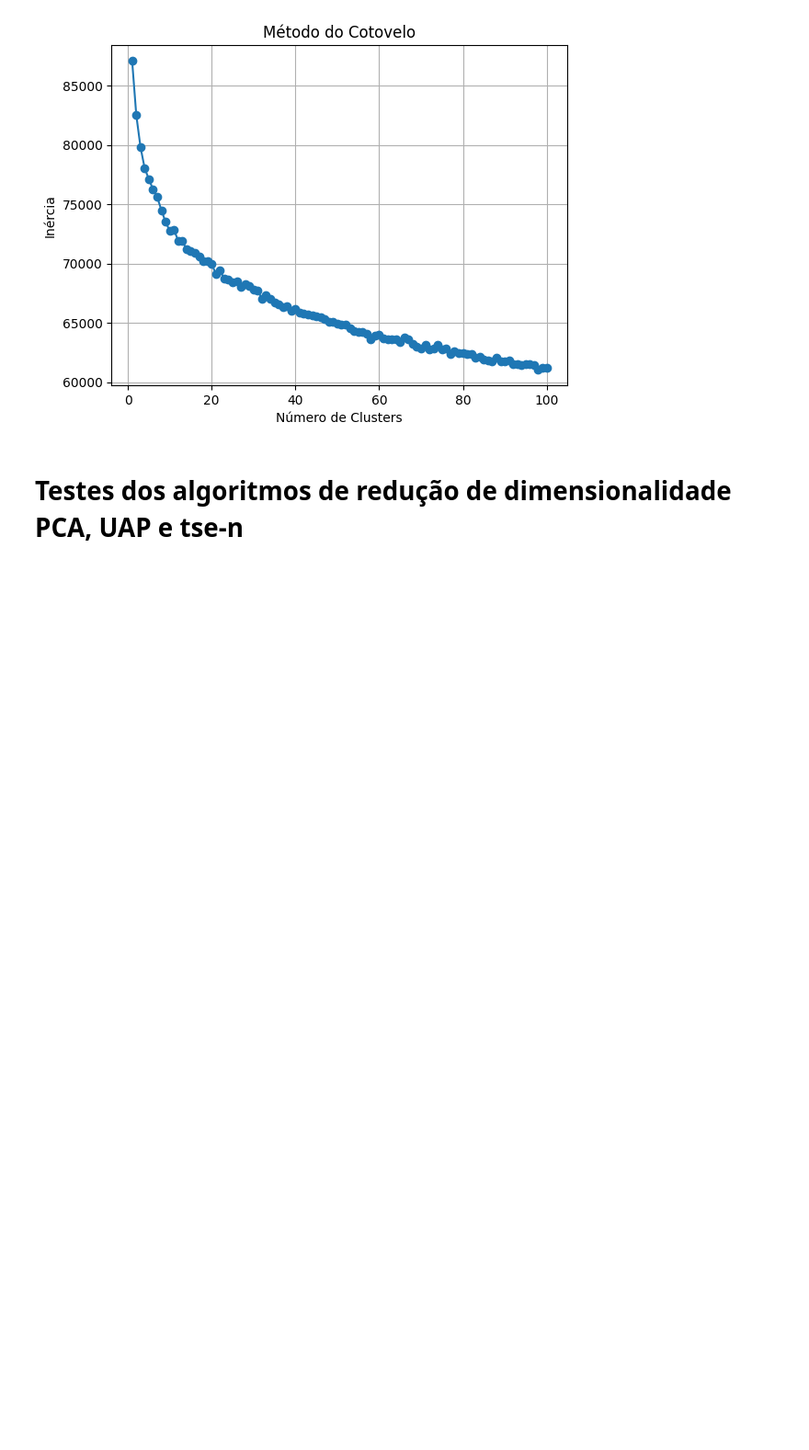
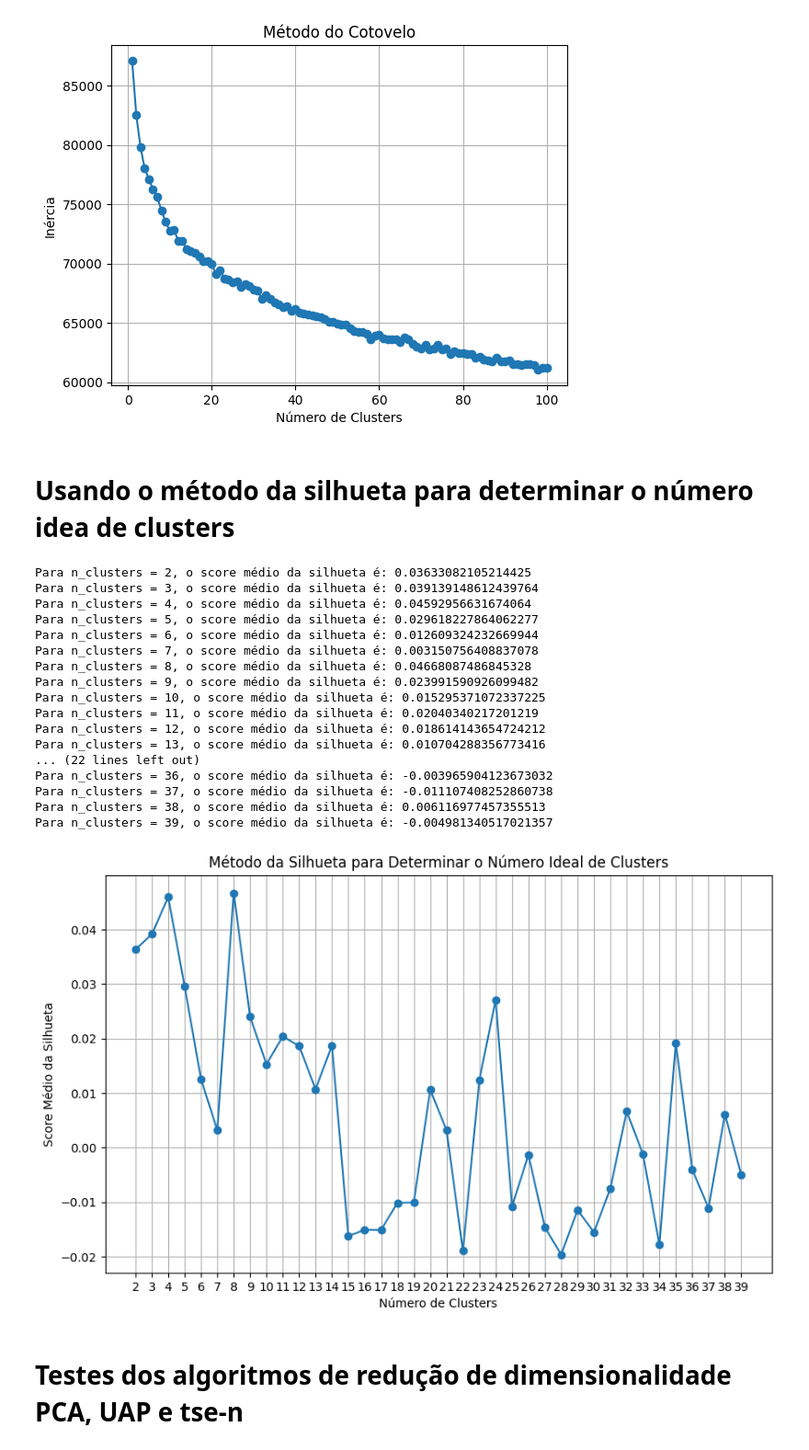
Before and after one commit to Marteldelfer/PISI3, a Jupyter notebook: Clustering_e_algoritmo_de_recomendação.ipynb, the cells around one changed output. Shown at 92% size. Drawn from its saved outputs; the diff is of its cells as text; code cells hidden in the pictures; blank space fills up the shorter version.

Commit message:
Adicionando o método da silhueta e pequenas alterações

```diff
--- a/Clustering_e_algoritmo_de_recomendação.ipynb
+++ b/Clustering_e_algoritmo_de_recomendação.ipynb
@@ -147,6 +147,57 @@ plt.grid(True)
 plt.show()
 # %% [output]
 [figure]
+# %% [markdown]
+# Usando o método da silhueta para determinar o número idea de clusters
+# %%
+from sklearn.metrics import silhouette_score
+
+# Definir um intervalo de possíveis números de clusters
+range_n_clusters = list(range(2, 40))  # Por exemplo, de 2 a 10 clusters
+
+silhouette_avg_scores = []
+
+for n_clusters in range_n_clusters:
+  # Inicializar o modelo KMeans
+  kmeans = KMeans(n_clusters=n_clusters, random_state=42, n_init=10)
+  cluster_labels = kmeans.fit_predict(sparse)
+
+  # Calcular o score da silhueta
+  silhouette_avg = silhouette_score(sparse, cluster_labels)
+  silhouette_avg_scores.append(silhouette_avg)
+  print(f"Para n_clusters = {n_clusters}, o score médio da silhueta é: {silhouette_avg}")
+
+# Plotar os scores da silhueta para visualizar
+plt.figure(figsize=(10, 6))
+plt.plot(range_n_clusters, silhouette_avg_scores, marker='o')
+plt.title('Método da Silhueta para Determinar o Número Ideal de Clusters')
+plt.xlabel('Número de Clusters')
+plt.ylabel('Score Médio da Silhueta')
+plt.xticks(range_n_clusters)
+plt.grid(True)
+plt.show()
+
+# O número ideal de clusters é geralmente onde o score da silhueta é mais alto.
+# Você pode inspecionar o gráfico para encontrar esse ponto.
+# %% [output]
+Para n_clusters = 2, o score médio da silhueta é: 0.03633082105214425
+Para n_clusters = 3, o score médio da silhueta é: 0.039139148612439764
+Para n_clusters = 4, o score médio da silhueta é: 0.04592956631674064
+Para n_clusters = 5, o score médio da silhueta é: 0.029618227864062277
+Para n_clusters = 6, o score médio da silhueta é: 0.012609324232669944
+Para n_clusters = 7, o score médio da silhueta é: 0.003150756408837078
+Para n_clusters = 8, o score médio da silhueta é: 0.04668087486845328
+Para n_clusters = 9, o score médio da silhueta é: 0.023991590926099482
+Para n_clusters = 10, o score médio da silhueta é: 0.015295371072337225
+Para n_clusters = 11, o score médio da silhueta é: 0.02040340217201219
+Para n_clusters = 12, o score médio da silhueta é: 0.018614143654724212
+Para n_clusters = 13, o score médio da silhueta é: 0.010704288356773416
+... (22 lines left out)
+Para n_clusters = 36, o score médio da silhueta é: -0.003965904123673032
+Para n_clusters = 37, o score médio da silhueta é: -0.011107408252860738
+Para n_clusters = 38, o score médio da silhueta é: 0.006116977457355513
+Para n_clusters = 39, o score médio da silhueta é: -0.004981340517021357
+[figure, added]
 # %% [markdown]
 # Testes dos algoritmos de redução de dimensionalidade PCA, UAP e tse-n
 # %%
```
Also changed, not shown: parts of 8 cells of this notebook.
